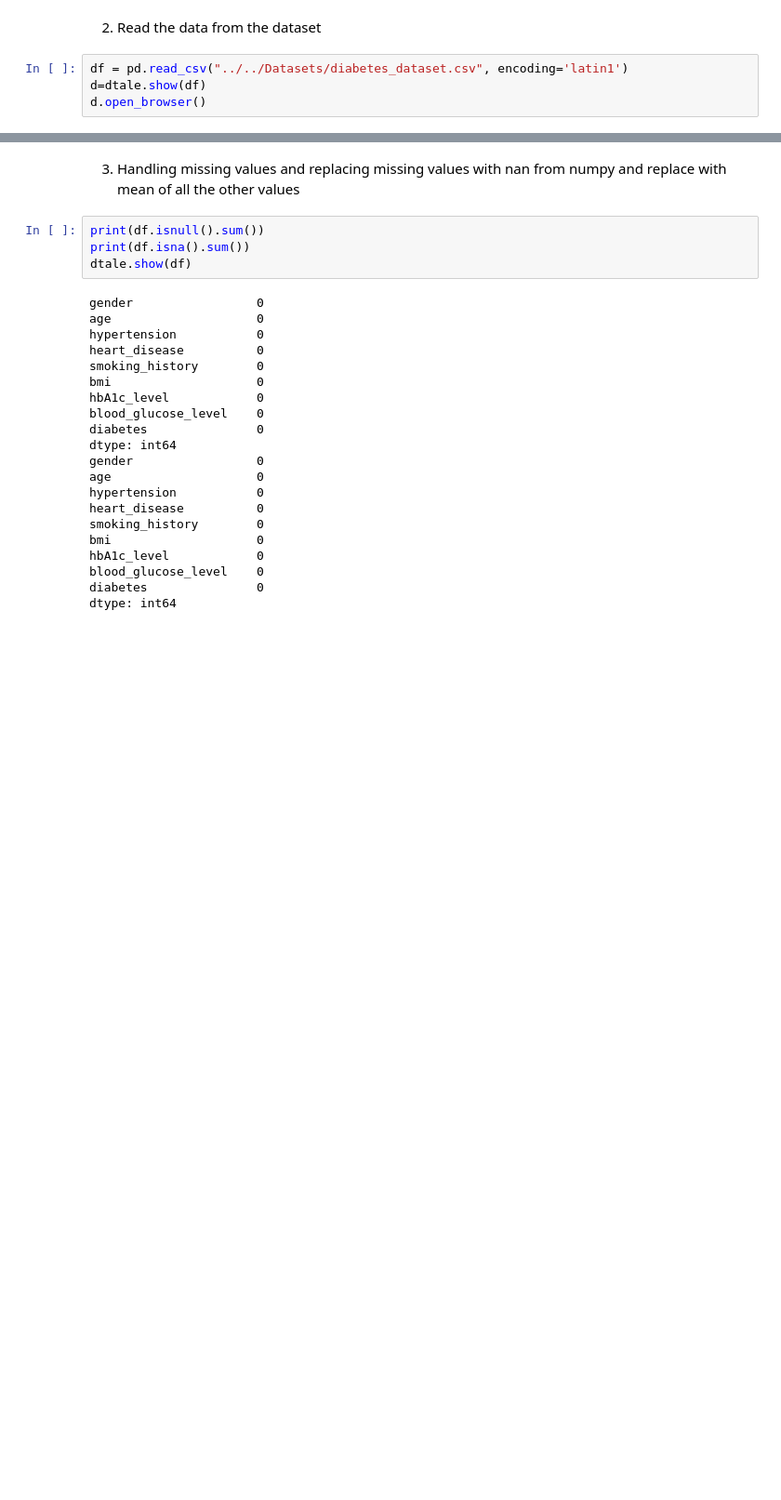
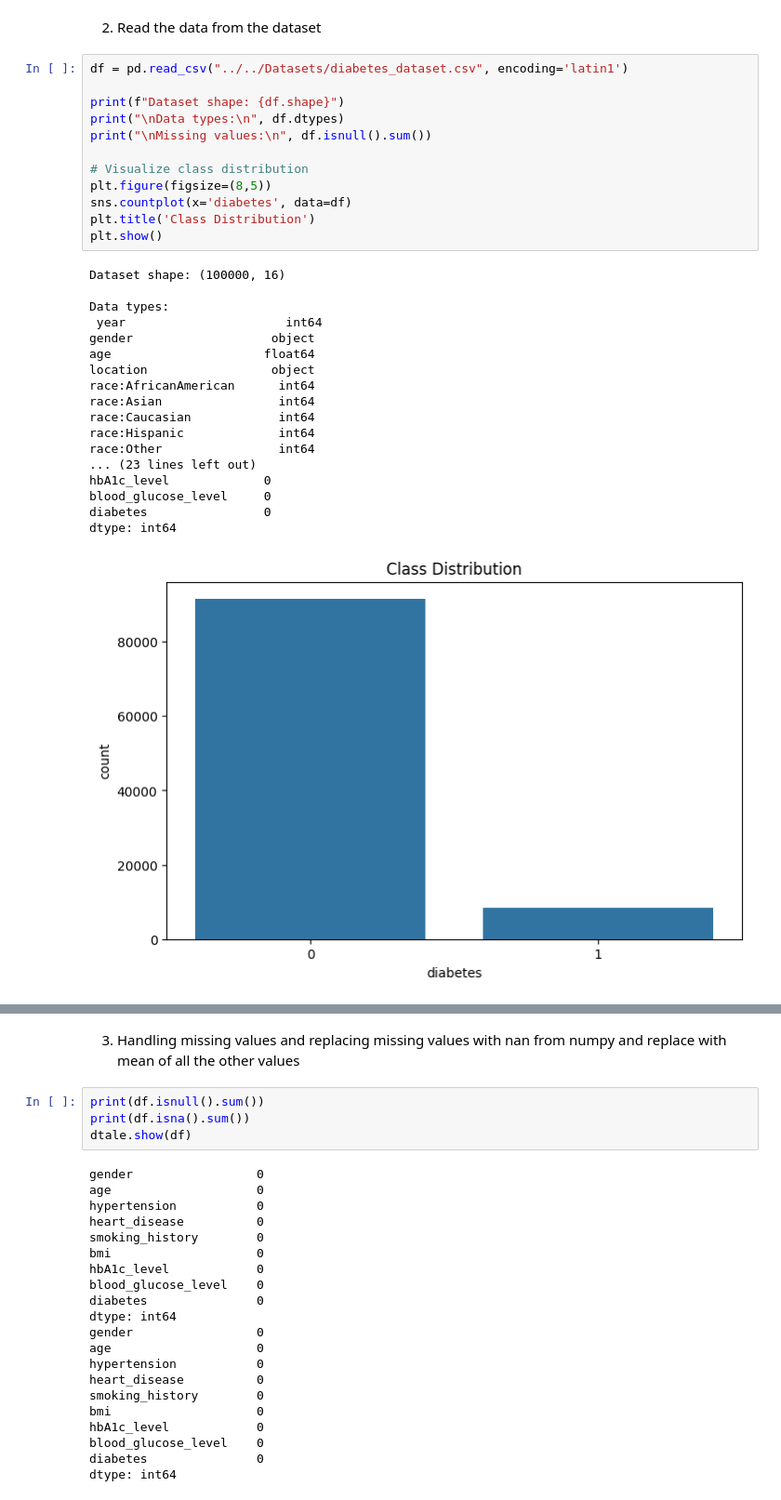
Before and after one commit to WandilePhinzi/explainable-diabetes-prediction, a Jupyter notebook: Jupyter Notebooks/Diabetes_dataset_training/Diabetes_Dataset_Using_LightGradientBoost.ipynb, the cells around one changed output, grey strips where cells are left out. Shown at 93% size. Drawn from its saved outputs; the diff is of its cells as text; blank space fills up the shorter version.

```diff
--- a/Jupyter Notebooks/Diabetes_dataset_training/Diabetes_Dataset_Using_LightGradientBoost.ipynb
+++ b/Jupyter Notebooks/Diabetes_dataset_training/Diabetes_Dataset_Using_LightGradientBoost.ipynb
@@ -18,6 +23,33 @@ from sklearn.metrics import accuracy_score, confusion_matrix, classification_rep
 2. Read the data from the dataset
 # %%
 df = pd.read_csv("../../Datasets/diabetes_dataset.csv", encoding='latin1')
-d=dtale.show(df)
-d.open_browser()
+
+print(f"Dataset shape: {df.shape}")
+print("\nData types:\n", df.dtypes)
+print("\nMissing values:\n", df.isnull().sum())
+
+# Visualize class distribution
+plt.figure(figsize=(8,5))
+sns.countplot(x='diabetes', data=df)
+plt.title('Class Distribution')
+plt.show()
+# %% [output]
+Dataset shape: (100000, 16)
+
+Data types:
+ year                      int64
+gender                   object
+age                     float64
+location                 object
+race:AfricanAmerican      int64
+race:Asian                int64
+race:Caucasian            int64
+race:Hispanic             int64
+race:Other                int64
+... (23 lines left out)
+hbA1c_level             0
+blood_glucose_level     0
+diabetes                0
+dtype: int64
+[figure, added]
 # %%
```
Also changed, not shown: parts of 23 cells of this notebook, 10 other files.
